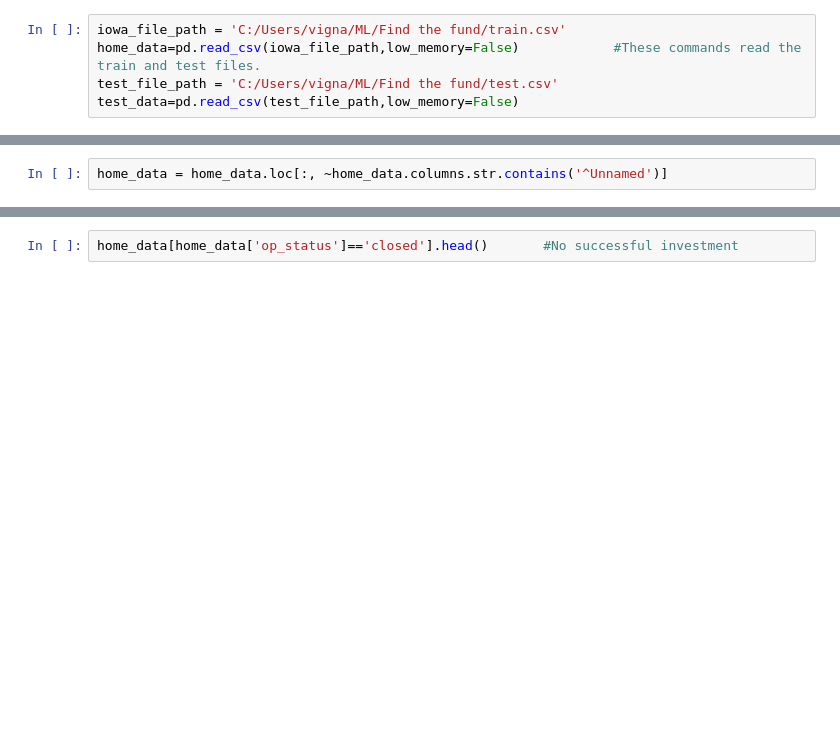
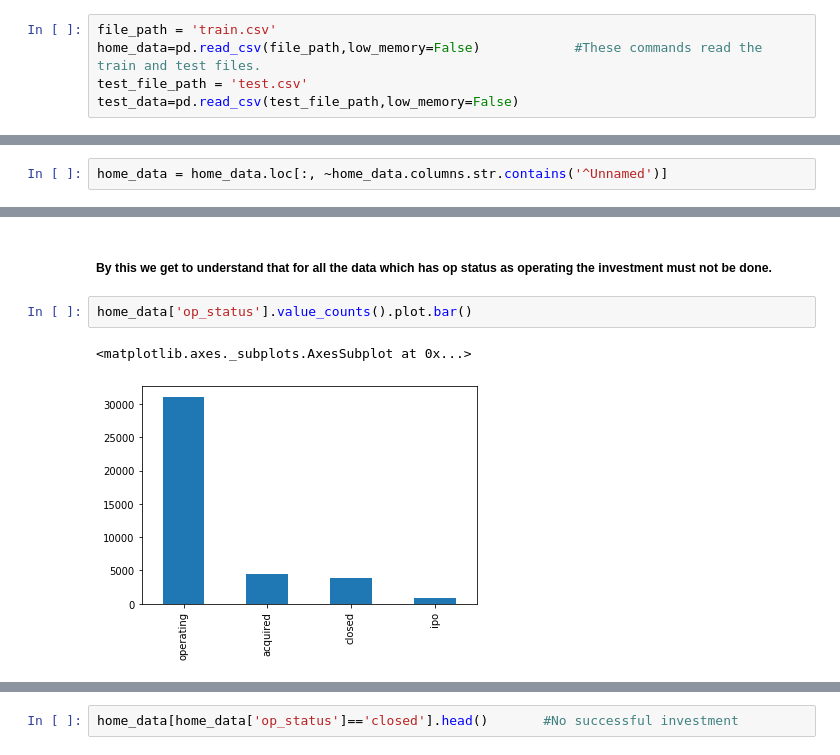
Before and after one commit to vignan8279/Find-the-fund, a Jupyter notebook: Final_Solution.ipynb, the cells around one changed output, grey strips where cells are left out. Cells and saved outputs as stored; diff of their text form; blank space fills up the shorter version.

```diff
--- a/Final_Solution.ipynb
+++ b/Final_Solution.ipynb
@@ -17,7 +17,7 @@ warnings.filterwarnings('ignore')
 # %% [markdown]
 ## Reading the files
 # %%
-iowa_file_path = 'C:/Users/vigna/ML/Find the fund/train.csv'
-home_data=pd.read_csv(iowa_file_path,low_memory=False)            #These commands read the train and test files.
-test_file_path = 'C:/Users/vigna/ML/Find the fund/test.csv'
+file_path = 'train.csv'
+home_data=pd.read_csv(file_path,low_memory=False)            #These commands read the train and test files.
+test_file_path = 'test.csv'
 test_data=pd.read_csv(test_file_path,low_memory=False)
@@ -99,0 +136,7 @@ home_data[home_data['op_status']=='operating'].head()    #By this we get to unde
+# %% [markdown]
+##### By this we get to understand that for all the data which has op status as operating the investment must not be done.
+# %%
+home_data['op_status'].value_counts().plot.bar()
+# %% [output]
+<matplotlib.axes._subplots.AxesSubplot at 0x...>
+[figure, added]
```
Also changed, not shown: parts of 13 cells of this notebook.
